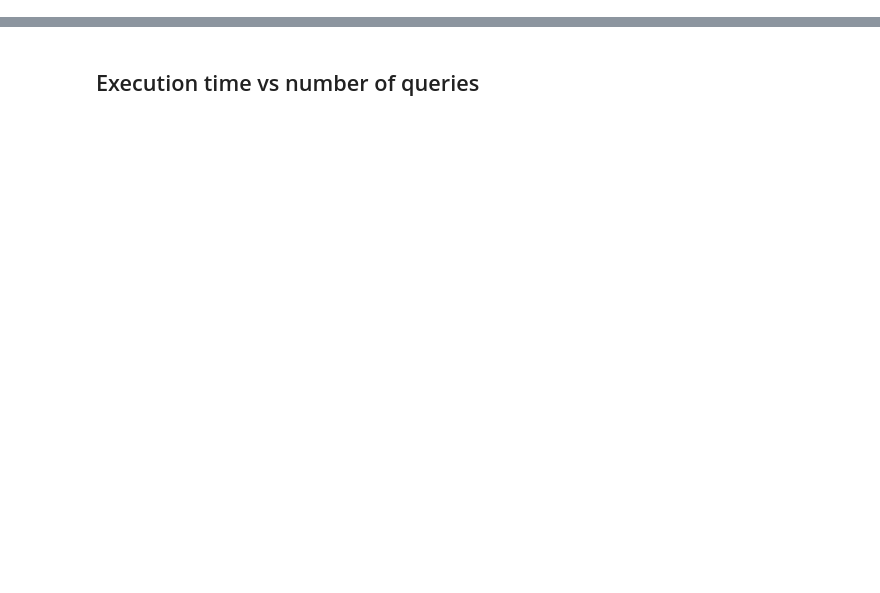
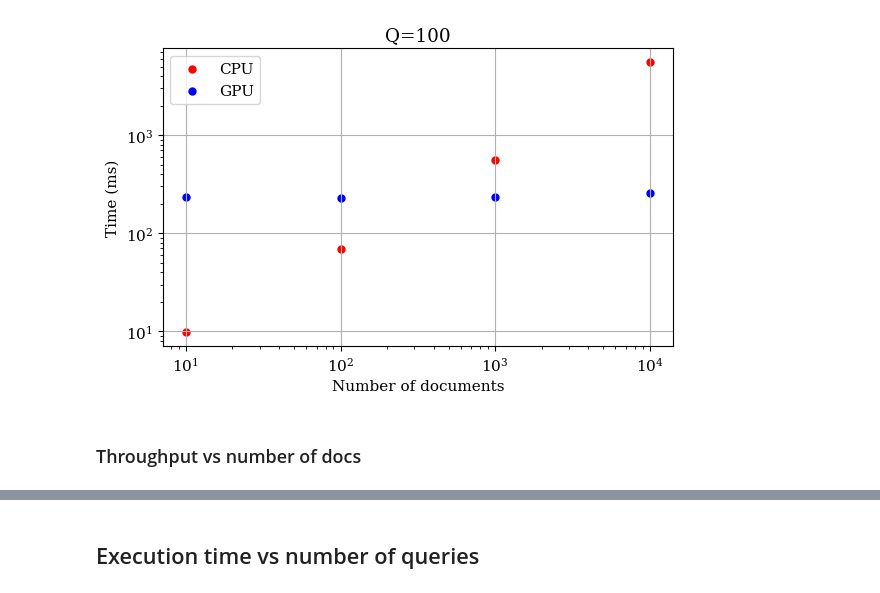
Before and after one commit to bdsaglam/mmi-713-project, a Jupyter notebook: nbs/visualize.ipynb, the cells around one changed output, grey strips where cells are left out. Cells and saved outputs as stored; diff of their text form; code cells hidden in the pictures; blank space fills up the shorter version.

```diff
--- a/nbs/visualize.ipynb
+++ b/nbs/visualize.ipynb
@@ -123,0 +105,8 @@ plot_execution_time_per_n_docs(agg_df, 100);
+# %%
+n_queries = 100
+fig = plot_execution_time_vs_n_docs(agg_df, n_queries);
+fig.savefig(f'figures/execution-time-vs-n-docs-q{n_queries}.png', dpi=300)
+# %% [output]
+[figure, added]
+# %% [markdown]
+### Throughput vs number of docs
```
Also changed, not shown: parts of 23 cells of this notebook, 1 other file.
